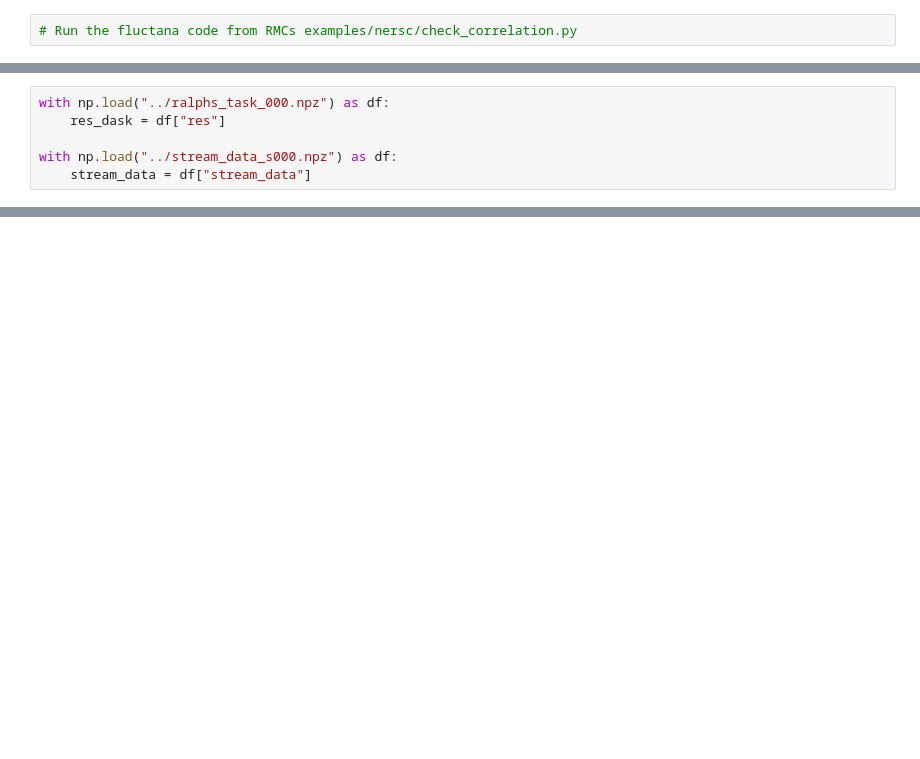
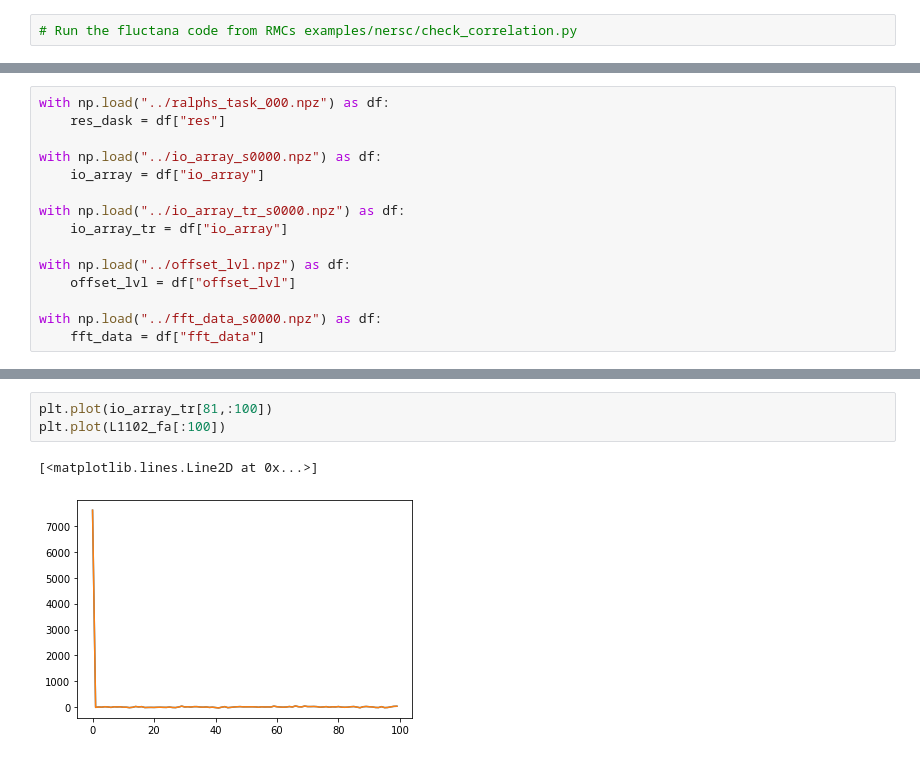
Before and after one commit to rkube/delta, a Jupyter notebook: tests_analysis/compare_correlation_dask_fluctana.ipynb, the cells around one changed output, grey strips where cells are left out. Saved outputs shown, nothing was run; the diff lists cells and outputs as text; blank space fills up the shorter version.

```diff
--- a/tests_analysis/compare_correlation_dask_fluctana.ipynb
+++ b/tests_analysis/compare_correlation_dask_fluctana.ipynb
@@ -83,5 +96,14 @@ res.list_data()
 with np.load("../ralphs_task_000.npz") as df:
     res_dask = df["res"]
 
-with np.load("../stream_data_s000.npz") as df:
-    stream_data = df["stream_data"]
+with np.load("../io_array_s0000.npz") as df:
+    io_array = df["io_array"]
+
+with np.load("../io_array_tr_s0000.npz") as df:
+    io_array_tr = df["io_array"]
+
+with np.load("../offset_lvl.npz") as df:
+    offset_lvl = df["offset_lvl"]
+
+with np.load("../fft_data_s0000.npz") as df:
+    fft_data = df["fft_data"]
@@ -91,0 +110,6 @@ stream_data.shape
+# %%
+plt.plot(io_array_tr[81,:100])
+plt.plot(L1102_fa[:100])
+# %% [output]
+[<matplotlib.lines.Line2D at 0x...>]
+[figure, added]
```
Also changed, not shown: parts of 15 cells of this notebook, 6 other files.
